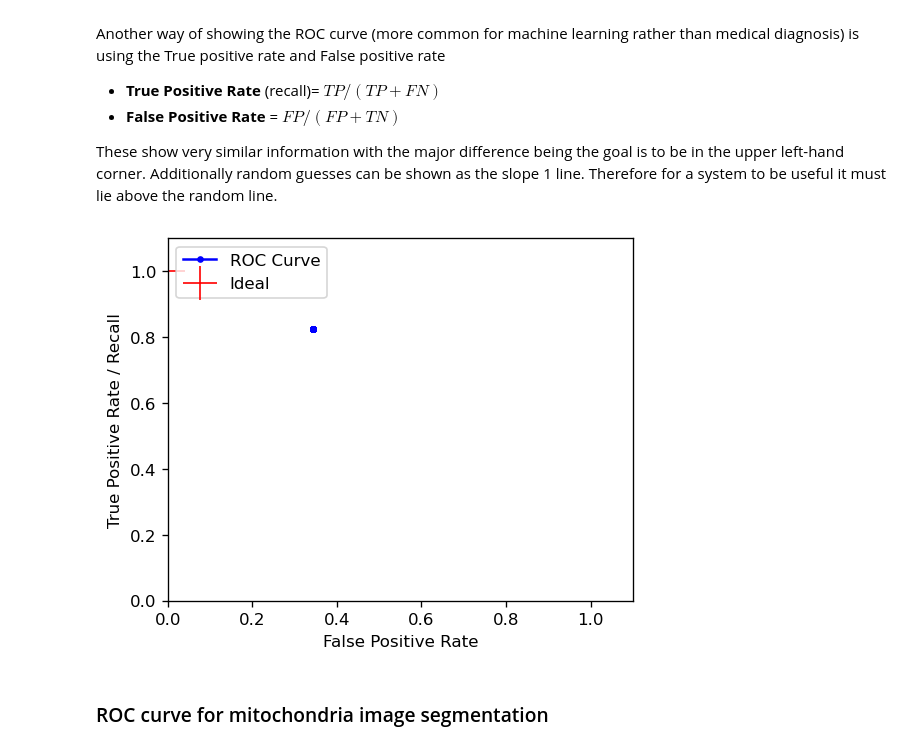
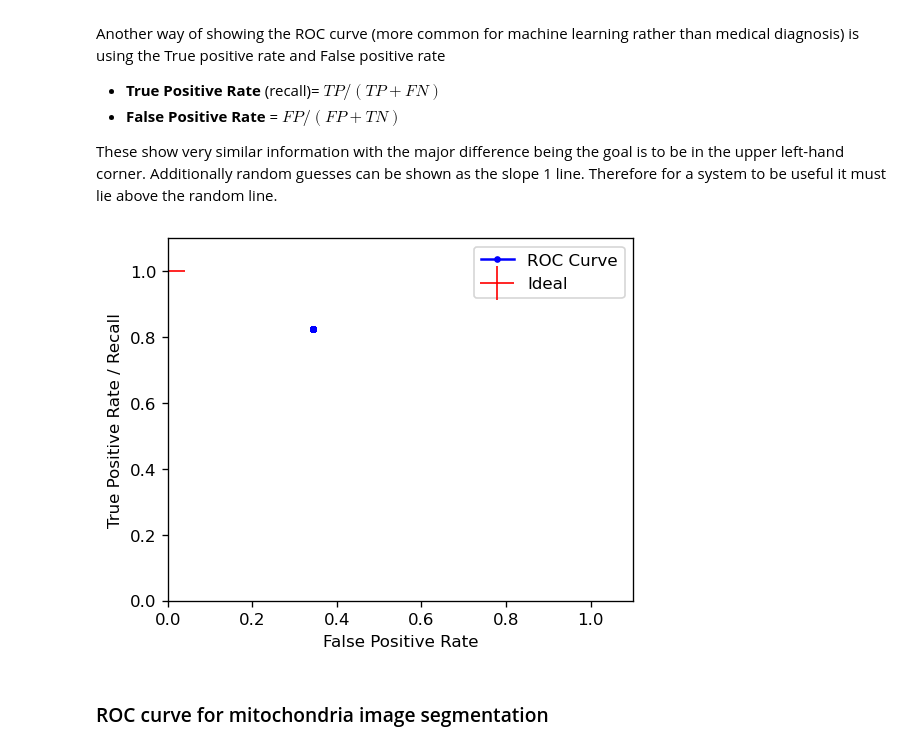
Before and after one commit to ImagingLectures/Quantitative-Big-Imaging-2021, a Jupyter notebook: Lectures/Lecture-04/04-BasicSegmentation_Part2.ipynb, the cells around one changed output. Saved outputs shown, nothing was run; the diff lists cells and outputs as text; code cells hidden in the pictures.

```diff
--- a/Lectures/Lecture-04/04-BasicSegmentation_Part2.ipynb
+++ b/Lectures/Lecture-04/04-BasicSegmentation_Part2.ipynb
@@ -203,12 +203,12 @@ These show very similar information with the major difference being the goal is
 # %%
 fig, ax1 = plt.subplots(1, 1, dpi=120,figsize=(5,4))
 ax1.plot(roc_df['False_Positive_Rate'], roc_df['Recall']  , 'b.-', label='ROC Curve')
 ax1.plot(0, 1.0, 'r+', markersize=20, label='Ideal'); ax1.set_xlim(0, 1.1); ax1.set_ylim(0, 1.1);
 ax1.set_ylabel('True Positive Rate / Recall')
 ax1.set_xlabel('False Positive Rate')
-ax1.legend(loc=2);
+ax1.legend(loc='upper right');
 # %% [output]
-[figure, old version]
+[figure, new version]
 # %% [markdown]
 ### ROC curve for mitochondria image segmentation
 # %%
```
Also changed, not shown: 2 other files.
